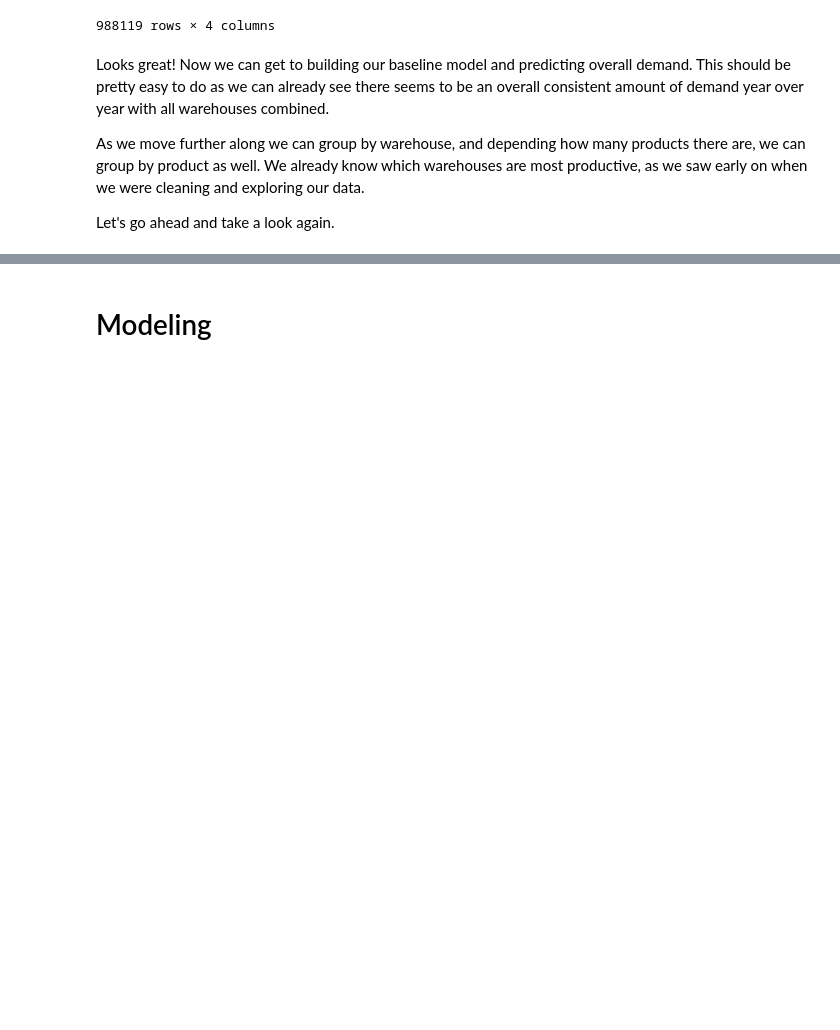
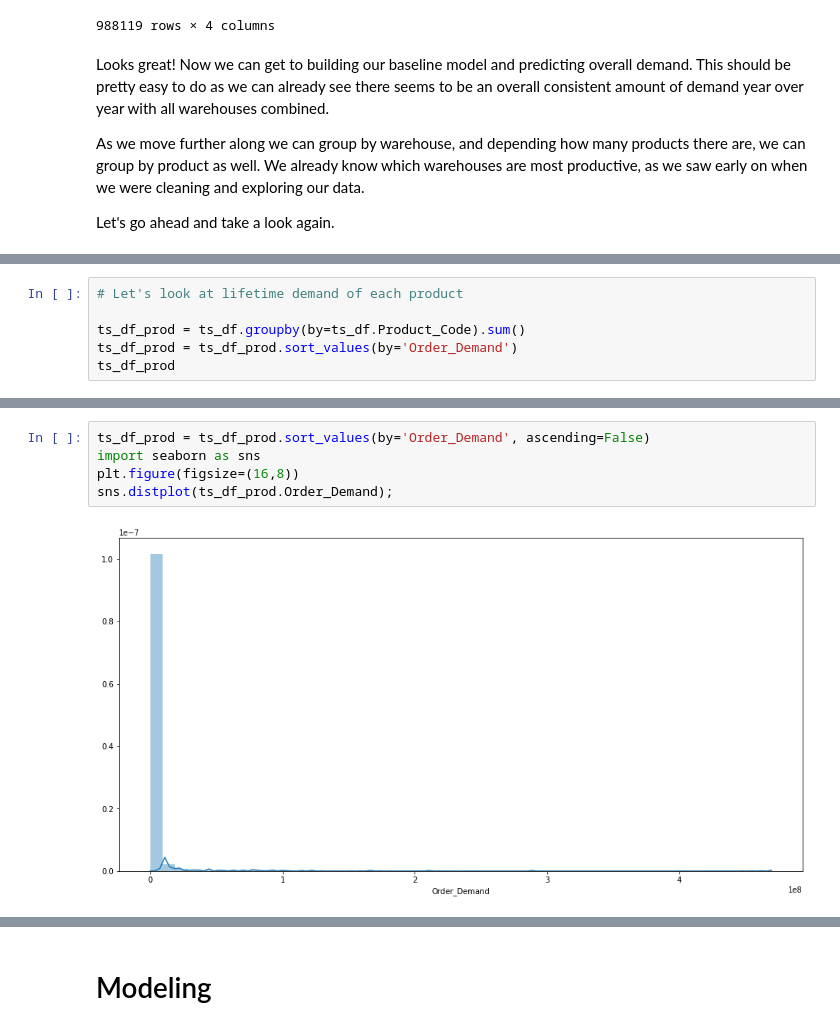
Before and after one commit to JessicaFB/Product-Demand-Forecasting, a Jupyter notebook: Predicting-Product-Demand.ipynb, the cells around one changed output, grey strips where cells are left out. Cells and saved outputs as stored; diff of their text form; blank space fills up the shorter version.

```diff
--- a/Predicting-Product-Demand.ipynb
+++ b/Predicting-Product-Demand.ipynb
@@ -324,0 +350,6 @@ We can see the order here of most productive warehouses, with J and A in the lea
+# %%
+# Let's look at lifetime demand of each product
+
+ts_df_prod = ts_df.groupby(by=ts_df.Product_Code).sum()
+ts_df_prod = ts_df_prod.sort_values(by='Order_Demand')
+ts_df_prod
@@ -324,0 +371,7 @@ We can see the order here of most productive warehouses, with J and A in the lea
+# %%
+ts_df_prod = ts_df_prod.sort_values(by='Order_Demand', ascending=False)
+import seaborn as sns
+plt.figure(figsize=(16,8))
+sns.distplot(ts_df_prod.Order_Demand);
+# %% [output]
+[figure, added]
```
Also changed, not shown: parts of 12 cells of this notebook.
